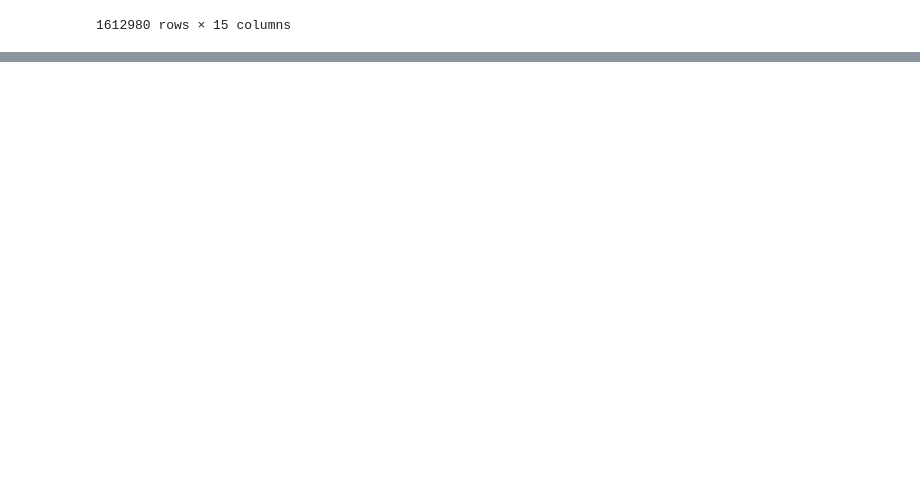
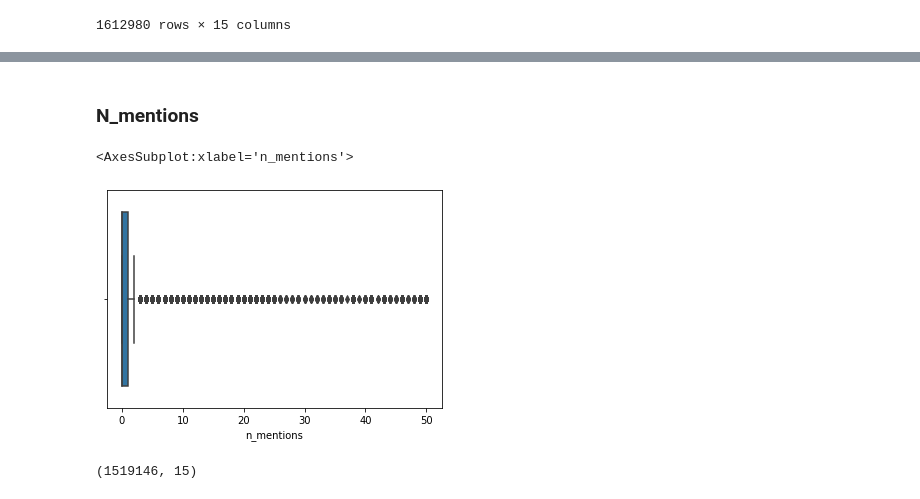
Before and after one commit to famagal/Twitter_bot_detection_713, a Jupyter notebook: notebooks/clemens_exploratory_analysis.ipynb, the cells around one changed output, grey strips where cells are left out. Saved outputs shown, nothing was run; the diff lists cells and outputs as text; code cells hidden in the pictures; blank space fills up the shorter version.

```diff
--- a/notebooks/clemens_exploratory_analysis.ipynb
+++ b/notebooks/clemens_exploratory_analysis.ipynb
@@ -53,0 +96,11 @@ df[['text']].head(30)
+# %% [markdown]
+### N_mentions
+# %%
+sns.boxplot(data=df, x='n_mentions')
+# %% [output]
+<AxesSubplot:xlabel='n_mentions'>
+[figure, added]
+# %%
+df[df['n_mentions'] < 3].shape
+# %% [output]
+(1519146, 15)
```
Also changed, not shown: parts of 40 cells of this notebook.
